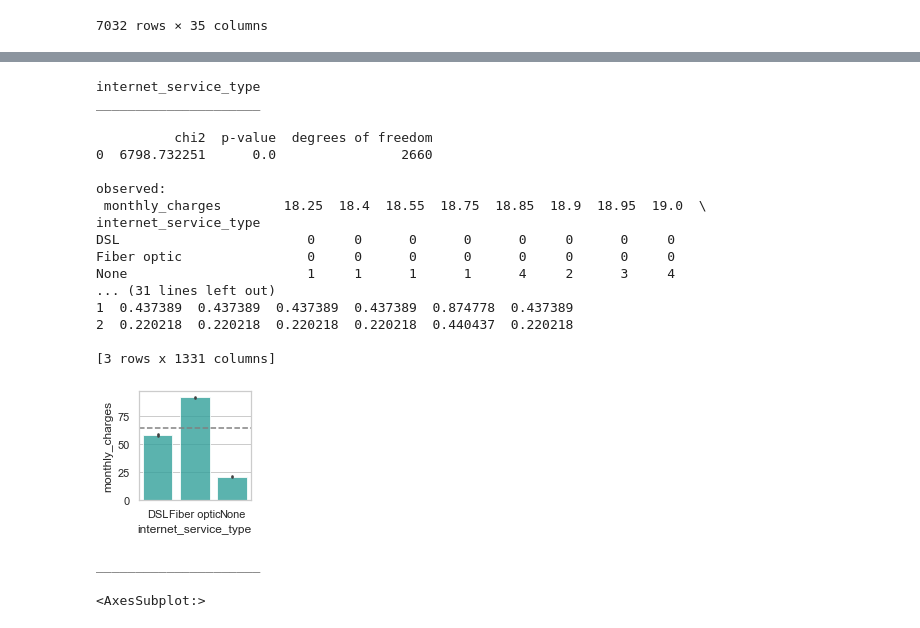
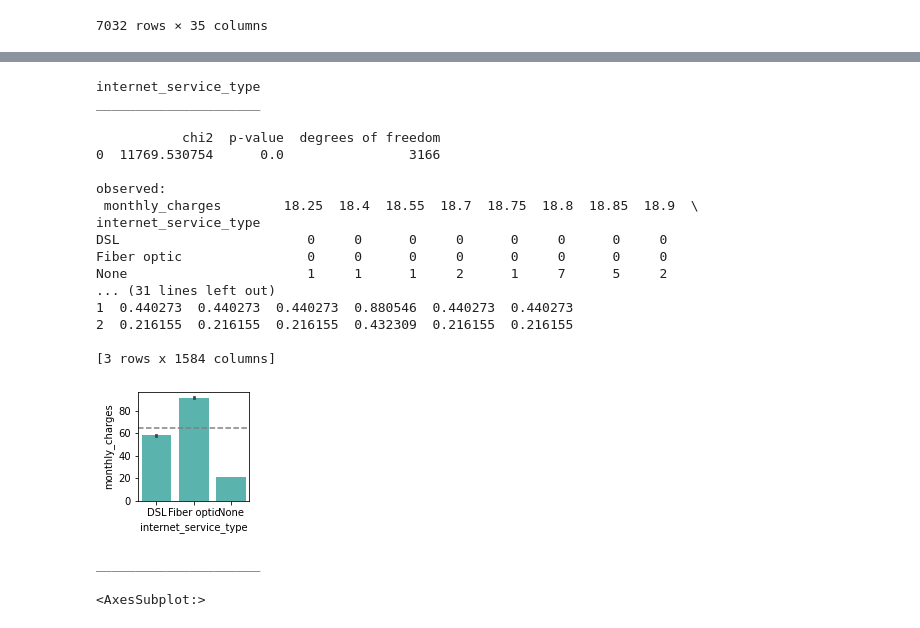
Before and after one commit to tim-keriazes/telco_project, a Jupyter notebook: telco_exploration.ipynb, the cells around one changed output, grey strips where cells are left out. Cells and saved outputs as stored; diff of their text form; code cells hidden in the pictures.

```diff
--- a/telco_exploration.ipynb
+++ b/telco_exploration.ipynb
@@ -271,25 +256,25 @@ Electronic check            708   581  1289
 _____________________
 # %%
-explore.explore_bivariate_categorical(train, 'monthly_charges', 'internet_service_type')
+explore.explore_bivariate_categorical(df, 'monthly_charges', 'internet_service_type')
 # %% [output]
 internet_service_type
 _____________________
 
-          chi2  p-value  degrees of freedom
-0  6798.732251      0.0                2660
+           chi2  p-value  degrees of freedom
+0  11769.530754      0.0                3166
 
 observed:
- monthly_charges        18.25  18.4  18.55  18.75  18.85  18.9  18.95  19.0  \
+ monthly_charges        18.25  18.4  18.55  18.7  18.75  18.8  18.85  18.9  \
 internet_service_type
-DSL                        0     0      0      0      0     0      0     0
-Fiber optic                0     0      0      0      0     0      0     0
-None                       1     1      1      1      4     2      3     4
+DSL                        0     0      0     0      0     0      0     0
+Fiber optic                0     0      0     0      0     0      0     0
+None                       1     1      1     2      1     7      5     2
 ... (31 lines left out)
-1  0.437389  0.437389  0.437389  0.437389  0.874778  0.437389
-2  0.220218  0.220218  0.220218  0.220218  0.440437  0.220218
+1  0.440273  0.440273  0.440273  0.880546  0.440273  0.440273
+2  0.216155  0.216155  0.216155  0.432309  0.216155  0.216155
 
-[3 rows x 1331 columns]
+[3 rows x 1584 columns]
-[figure, old version]
+[figure, new version]
 _____________________
 # %%
 # A. Distributions See above
```
Also changed, not shown: parts of 14 cells of this notebook, 5 other files.
